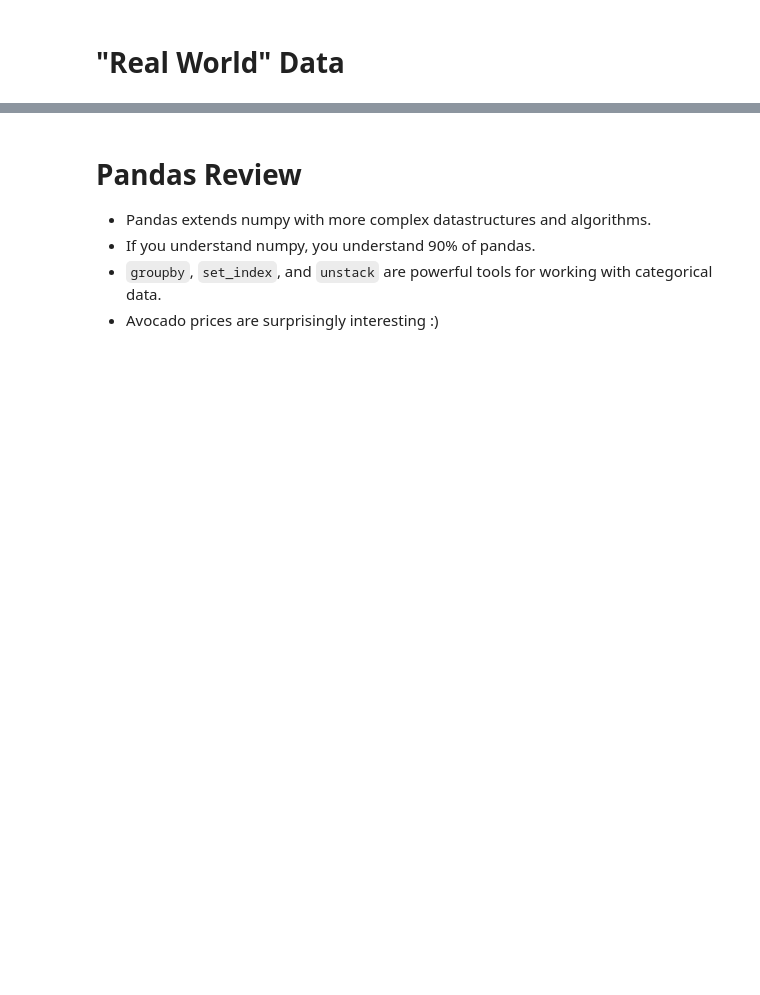
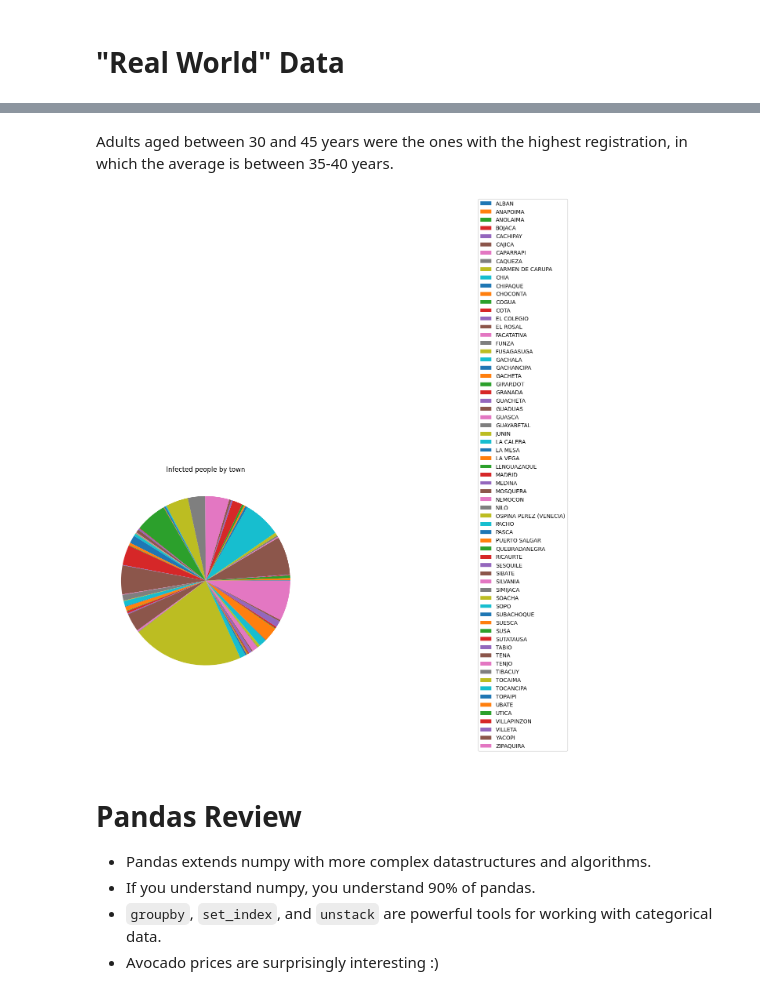
Before and after one commit to Fecry/MetNumUN2024I, a Jupyter notebook: Lab2/crramirezmo_Lab2.ipynb, the cells around one changed output, grey strips where cells are left out. Saved outputs shown, nothing was run; the diff lists cells and outputs as text; code cells hidden in the pictures; blank space fills up the shorter version.

```diff
--- a/Lab2/crramirezmo_Lab2.ipynb
+++ b/Lab2/crramirezmo_Lab2.ipynb
@@ -1611,3 +1790,17 @@ print("Diagrama de barras de la edad ")
+# %% [markdown]
+Adults aged between 30 and 45 years were the ones with the highest registration, in which the average is between 35-40 years.
+# %%
+municipio = tabla.groupby('ciudad_municipio_nom')['unidad_medida'].count()
+
+pie_chart = plt.pie(municipio, labels=None)
+
+plt.legend(municipio.index, bbox_to_anchor=(2, 1), loc="center")
+
+plt.title('Infected people by town')
+
+plt.show()
+# %% [output]
+[figure, added]
 # %% [markdown]
 # Pandas Review
 
```
Also changed, not shown: parts of 23 cells of this notebook.
